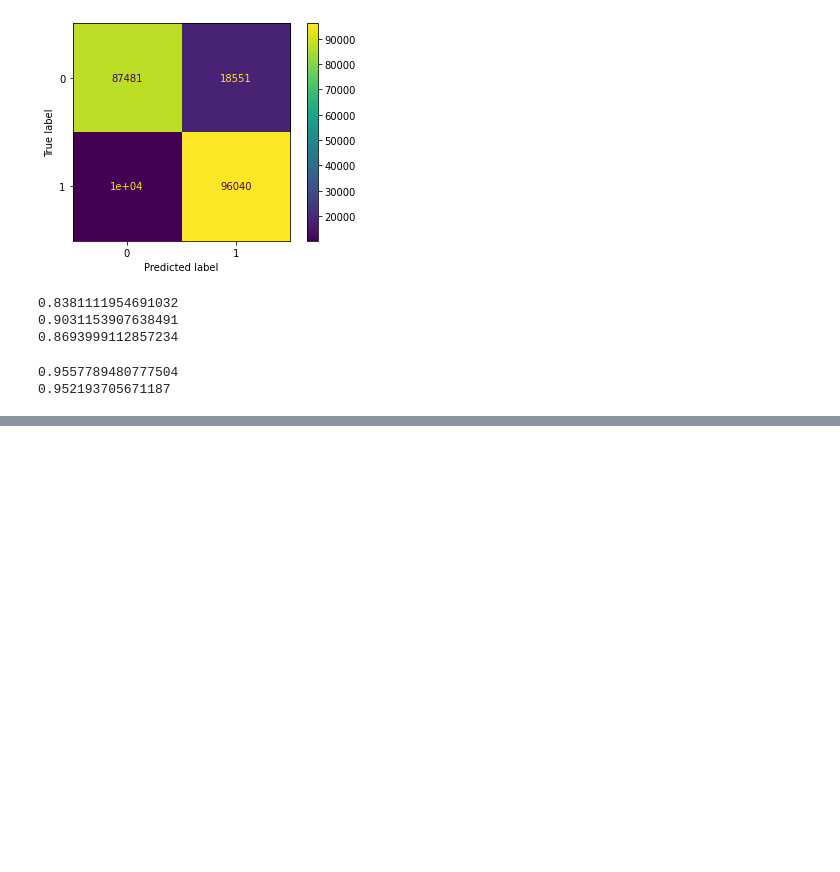
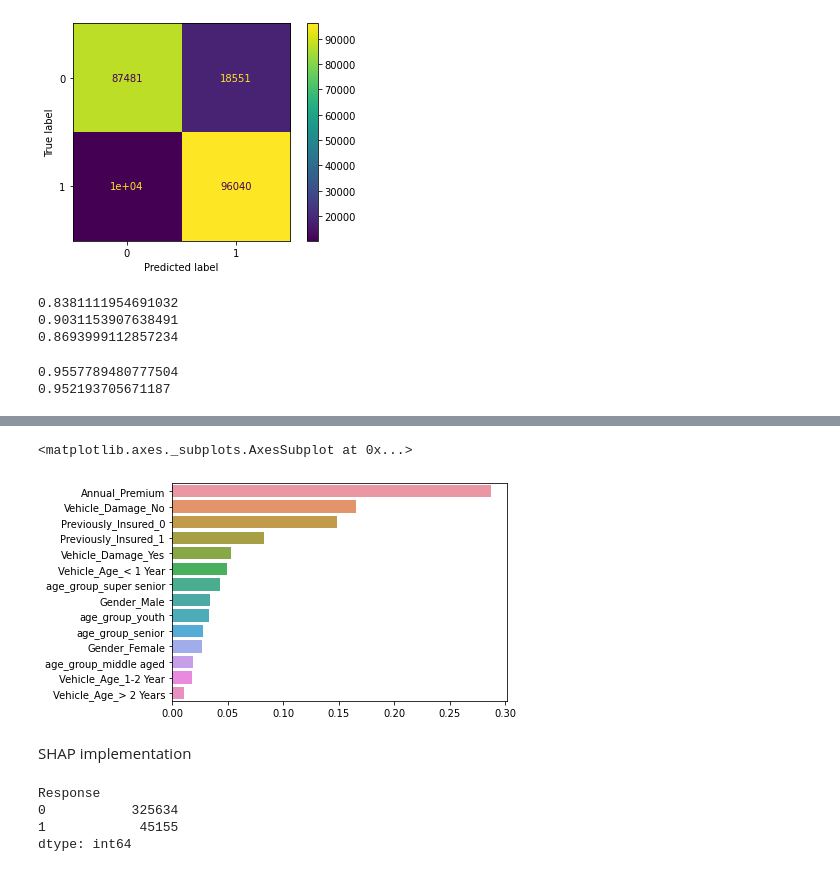
Before and after one commit to chandrakar-shubham/health-insurance-cross-sell-prediction, a Jupyter notebook: HEALTH_INSURANCE_CROSS_SELL_PREDICTION.ipynb, the cells around one changed output, grey strips where cells are left out. Drawn from its saved outputs; the diff is of its cells as text; code cells hidden in the pictures; blank space fills up the shorter version.

```diff
--- a/HEALTH_INSURANCE_CROSS_SELL_PREDICTION.ipynb
+++ b/HEALTH_INSURANCE_CROSS_SELL_PREDICTION.ipynb
@@ -3498,0 +3576,20 @@ Consequently, when you have a data imbalance between positive and negative sampl
+# %%
+#creating dataframe with descending order of feature importance
+
+columns = list(df1[independent_features].columns)
+feature_imp_value = list(rfc_clf_optimum.feature_importances_)
+
+
+dict_={ 'columns': columns,
+       'features_imp_value': feature_imp_value
+       }
+
+feature_imp_df = pd.DataFrame(dict_)
+
+
+
+
+feature_imp_df = feature_imp_df.sort_values(by ='features_imp_value',ascending=False).reset_index()
+
+feature_imp_df.drop(columns='index',inplace=True)
+feature_imp_df
@@ -3498,0 +3619,9 @@ Consequently, when you have a data imbalance between positive and negative sampl
+# %%
+#visualisation of feature importance
+
+sns.barplot(x=feature_imp_df['features_imp_value'].values, y=feature_imp_df['columns'].values)
+# %% [output]
+<matplotlib.axes._subplots.AxesSubplot at 0x...>
+[figure, added]
+# %% [markdown]
+SHAP implementation
@@ -3498,0 +3634,7 @@ Consequently, when you have a data imbalance between positive and negative sampl
+# %%
+y.value_counts()
+# %% [output]
+Response
+0           325634
+1            45155
+dtype: int64
```
Also changed, not shown: parts of 403 cells of this notebook.
